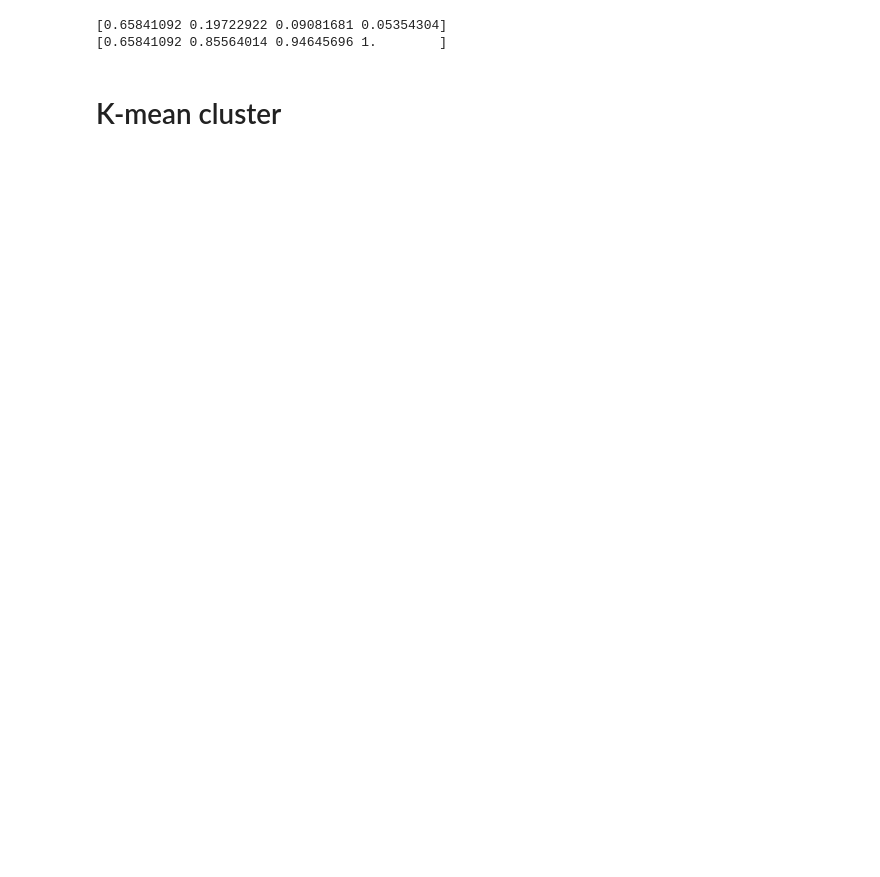
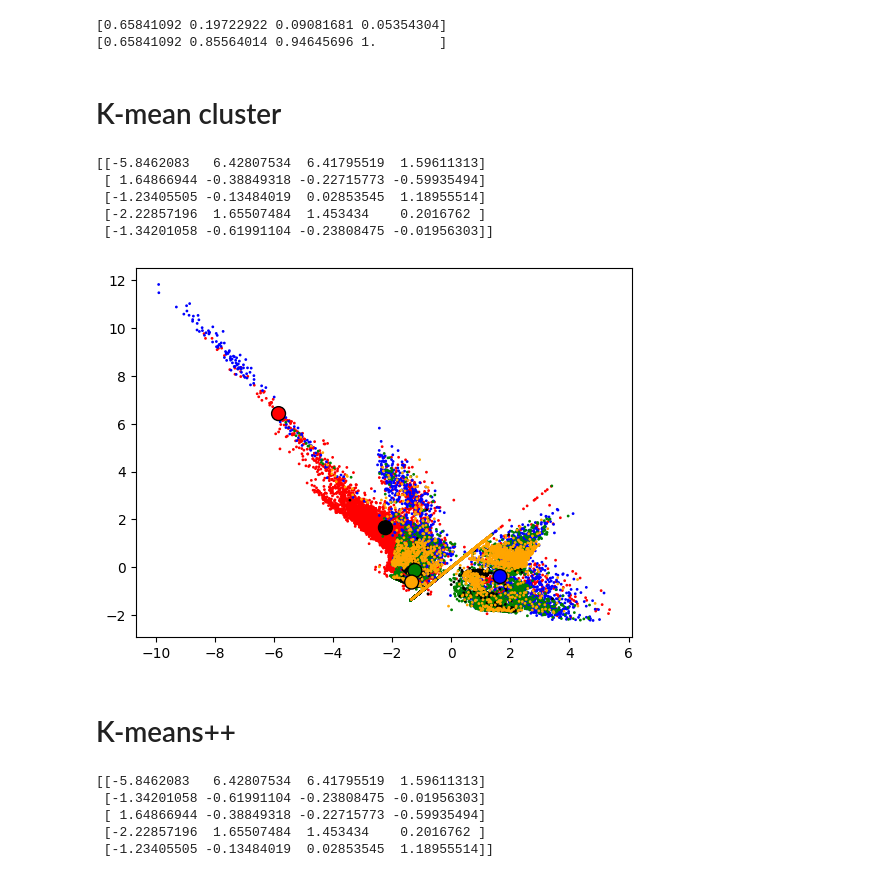
Before and after one commit to Husted42/machineLearning, a Jupyter notebook: principal_component_analysis.ipynb, the cells around one changed output. Cells and saved outputs as stored; diff of their text form; code cells hidden in the pictures; blank space fills up the shorter version.

```diff
--- a/principal_component_analysis.ipynb
+++ b/principal_component_analysis.ipynb
@@ -91,5 +93,68 @@ print(pca.explained_variance_ratio_.cumsum())
 # %% [markdown]
 # K-mean cluster
 # %%
+warnings.filterwarnings('ignore')
 from sklearn.cluster import KMeans
-kmeans = KMeans(n_clusters=5, random_state=0).fit(eig_train)
+kmeans = KMeans(n_clusters=5, random_state=42, init='random').fit(eig_train)
+warnings.filterwarnings('default')
+
+centroid = kmeans.cluster_centers_
+print(centroid)
+# %% [output]
+[[-5.8462083   6.42807534  6.41795519  1.59611313]
+ [ 1.64866944 -0.38849318 -0.22715773 -0.59935494]
+ [-1.23405505 -0.13484019  0.02853545  1.18955514]
+ [-2.22857196  1.65507484  1.453434    0.2016762 ]
+ [-1.34201058 -0.61991104 -0.23808475 -0.01956303]]
+# %%
+labelsize = 1
+center_size = 100
+
+schema = 2
+if schema == 1: colors = ['cornflowerblue', 'royalblue', 'blue', 'mediumblue', 'darkblue']
+if schema == 2: colors = ['red', 'blue', 'green', 'black', 'orange']
+
+plt.scatter([x_0[i][0] for i in range(len(x_0))],
+            [x_0[i][1] for i in range(len(x_0))],
+            color=colors[0], label='0',
+            sizes=[labelsize for n in range(len(x_0))])
+plt.scatter([x_1[i][0] for i in range(len(x_1))],
+            [x_1[i][1] for i in range(len(x_1))],
+            color=colors[1], label='1',
+            sizes=[labelsize for n in range(len(x_0))])
+plt.scatter([x_2[i][0] for i in range(len(x_2))],
+            [x_2[i][1] for i in range(len(x_2))],
+            color=colors[2], label='2',
+            sizes=[labelsize for n in range(len(x_0))])
+plt.scatter([x_3[i][0] for i in range(len(x_3))],
+            [x_3[i][1] for i in range(len(x_3))],
+            color=colors[3], label='3',
+            sizes=[labelsize for n in range(len(x_0))])
+plt.scatter([x_4[i][0] for i in range(len(x_4))],
+            [x_4[i][1] for i in range(len(x_4))],
+            color=colors[4], label='3',
+            sizes=[labelsize for n in range(len(x_0))])
+
+plt.scatter([centroid[i][0] for i in range(len(centroid))],
+            [centroid[i][1] for i in range(len(centroid))],
+            color=colors, edgecolors='black', label='c',
+            sizes=[center_size for n in range(len(centroid))])
+plt.show()
+# %% [output]
+[figure, added]
+# %% [markdown]
+# K-means++
+# %%
+warnings.filterwarnings('ignore')
+from sklearn.cluster import KMeans
+kmeans = KMeans(n_clusters=5, random_state=42, init='k-means++').fit(eig_train)
+warnings.filterwarnings('default')
+
+centroid = kmeans.cluster_centers_
+print(centroid)
+# %% [output]
+[[-5.8462083   6.42807534  6.41795519  1.59611313]
+ [-1.34201058 -0.61991104 -0.23808475 -0.01956303]
+ [ 1.64866944 -0.38849318 -0.22715773 -0.59935494]
+ [-2.22857196  1.65507484  1.453434    0.2016762 ]
+ [-1.23405505 -0.13484019  0.02853545  1.18955514]]
```
Also changed, not shown: parts of 3 cells of this notebook.
